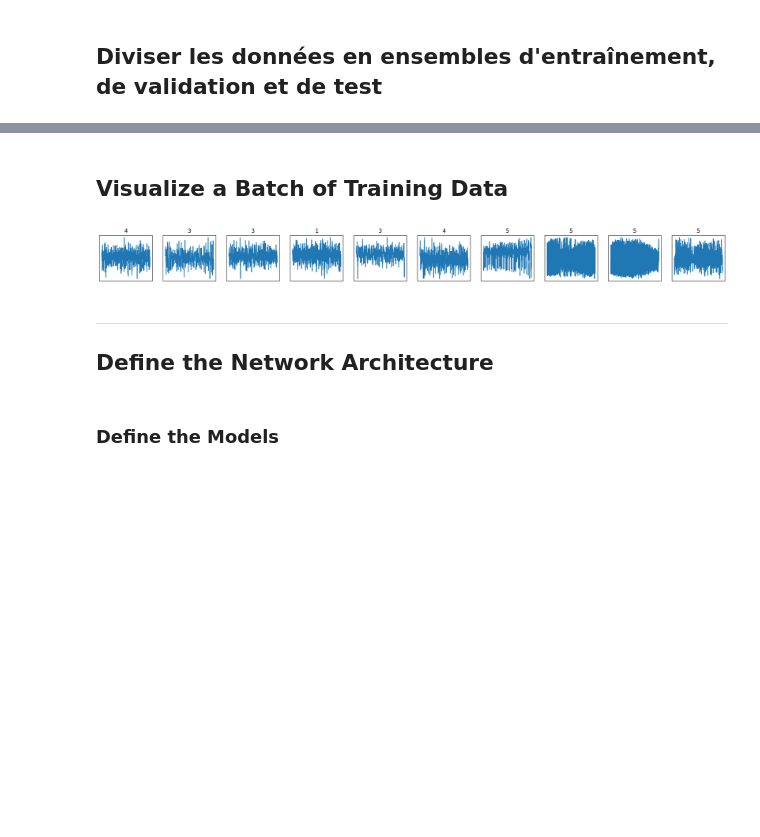
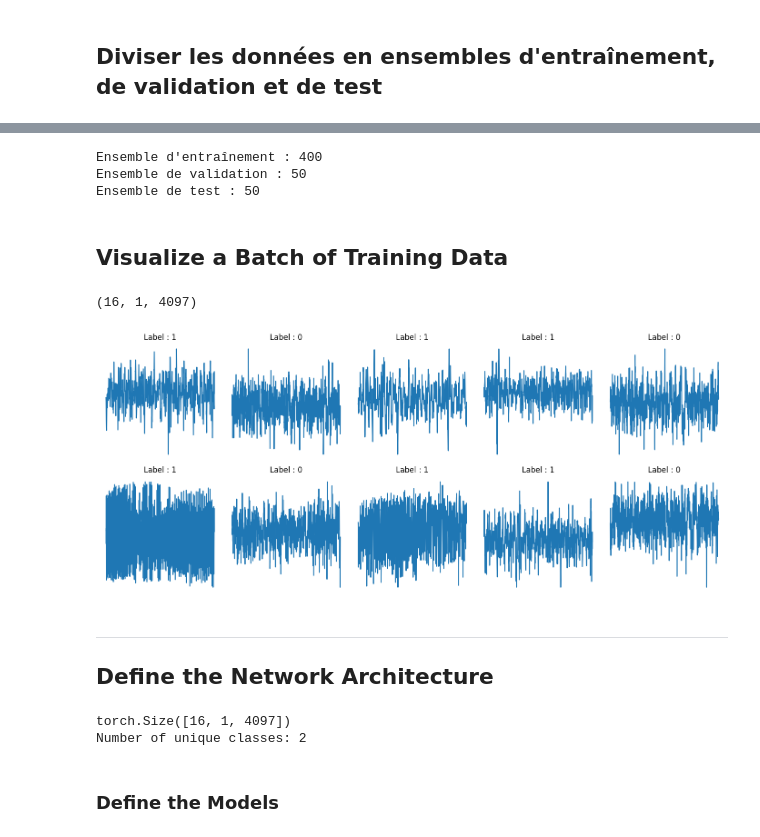
Before and after one commit to deubn31/PTI-Analyse-Classification-de-signaux-EEG, a Jupyter notebook: PainAttnNet_Implementation.ipynb, the cells around one changed output, grey strips where cells are left out. Drawn from its saved outputs; the diff is of its cells as text; code cells hidden in the pictures; blank space fills up the shorter version.

```diff
--- a/PainAttnNet_Implementation.ipynb
+++ b/PainAttnNet_Implementation.ipynb
@@ -53,8 +60,15 @@ filtered_signals = filtered_signals.copy()
 # Créer un Dataset personnalisé
 class EEGDataset(torch.utils.data.Dataset):
     def __init__(self, signals, labels):
-        self.signals = torch.tensor(signals, dtype=torch.float32)
+        self.signals = torch.tensor(signals, dtype=torch.float32).unsqueeze(1)  # Ajouter une dimension pour le canal
         self.labels = torch.tensor(labels, dtype=torch.long)
+
+        #Modification labels sain et malade
+        for idx in range(len(self.labels)):
+            if self.labels[idx] > 2:
+                self.labels[idx] = 1
+            else:
+                self.labels[idx] = 0
 
     def __len__(self):
         return len(self.signals)
@@ -62,6 +76,7 @@ class EEGDataset(torch.utils.data.Dataset):
     def __getitem__(self, idx):
         return self.signals[idx], self.labels[idx]
 
+
 # Créer le dataset personnalisé
 dataset = EEGDataset(filtered_signals, labels)
 # %% [markdown]
@@ -136,20 +128,61 @@ Ensemble de test : 50
+# %%
+# Calculate sizes for split
+train_size = int(0.8 * 100)  # 80 samples per class with 100 the size of each set
+val_size = int(0.1 * 100)    # 10 samples per class
+test_size = 100 - train_size - val_size  # Remaining samples per class
+
+# Initialize empty lists for each split
+train_data_list = []
+val_data_list = []
+test_data_list = []
+
+# Split each class separately and combine
+for set_start in range(0, len(dataset), 100):  # Each set has 100 samples
+    set_data = torch.utils.data.Subset(dataset, range(set_start, set_start + 100))
+    class_splits = random_split(set_data, [train_size, val_size, test_size])
+    train_data_list.append(class_splits[0])
+    val_data_list.append(class_splits[1])
+    test_data_list.append(class_splits[2])
+
+# Combine the splits using ConcatDataset
+train_data = torch.utils.data.ConcatDataset(train_data_list)
+val_data = torch.utils.data.ConcatDataset(val_data_list)
+test_data = torch.utils.data.ConcatDataset(test_data_list)
+
+# Create DataLoaders
+batch_size = 16  # Réduire la taille du batch
+train_loader = DataLoader(train_data, batch_size=batch_size, shuffle=True)
+valid_loader = DataLoader(val_data, batch_size=batch_size, shuffle=False)
+test_loader = DataLoader(test_data, batch_size=batch_size, shuffle=False)
+
+print("Ensemble d'entraînement :", len(train_data))
+print("Ensemble de validation :", len(val_data))
+print("Ensemble de test :", len(test_data))
+# %% [output]
+Ensemble d'entraînement : 400
+Ensemble de validation : 50
+Ensemble de test : 50
 # %% [markdown]
 ## Visualize a Batch of Training Data
 # %%
 # Sélectionner un batch aléatoire de signaux d'entraînement
 dataiter = iter(train_loader)
 signals, labels = next(dataiter)
 signals = signals.numpy()
+print(signals.shape)
 
 # Afficher les signaux dans le batch, avec les labels correspondants
-fig = plt.figure(figsize=(25, 4))
-for idx in np.arange(min(batch_size, 20)):  # Afficher jusqu'à 20 signaux
-    ax = fig.add_subplot(2, 10, idx+1, xticks=[], yticks=[])
-    ax.plot(signals[idx])
-    ax.set_title(str(int(labels[idx].item())))
+plt.figure(figsize=(14, 6))
+for i in range(10):
+    plt.subplot(2, 5, i + 1)
+    plt.plot(signals[i].T)
+    plt.title(f"Label : {labels[i].item()}")
+    plt.axis('off')
+plt.tight_layout()
 plt.show()
 # %% [output]
+(16, 1, 4097)
-[figure, old version]
+[figure, new version]
 # %% [markdown]
 ---
 ## Define the Network Architecture
@@ -157,9 +190,14 @@ plt.show()
 # Parameters of the Network Architecture
 
 learning_rate = 0.01
-n_epochs = 5         # number of epochs to train the model
-input_size = next(iter(train_loader))[0].shape[1]   # size of the input signals
-num_classes = 2      # 2 classes (0 or 1)
+n_epochs = 20         # number of epochs to train the model
+input_size = next(iter(train_loader))[0].shape   # size of the input signals
+print(input_size)
+num_classes = len(torch.unique(dataset.labels))     # 2 classes (0 or 1)
+print(f"Number of unique classes: {num_classes}")
+# %% [output]
+torch.Size([16, 1, 4097])
+Number of unique classes: 2
 # %% [markdown]
 ### Define the Models
 # %%
```
Also changed, not shown: parts of 9 cells of this notebook.
